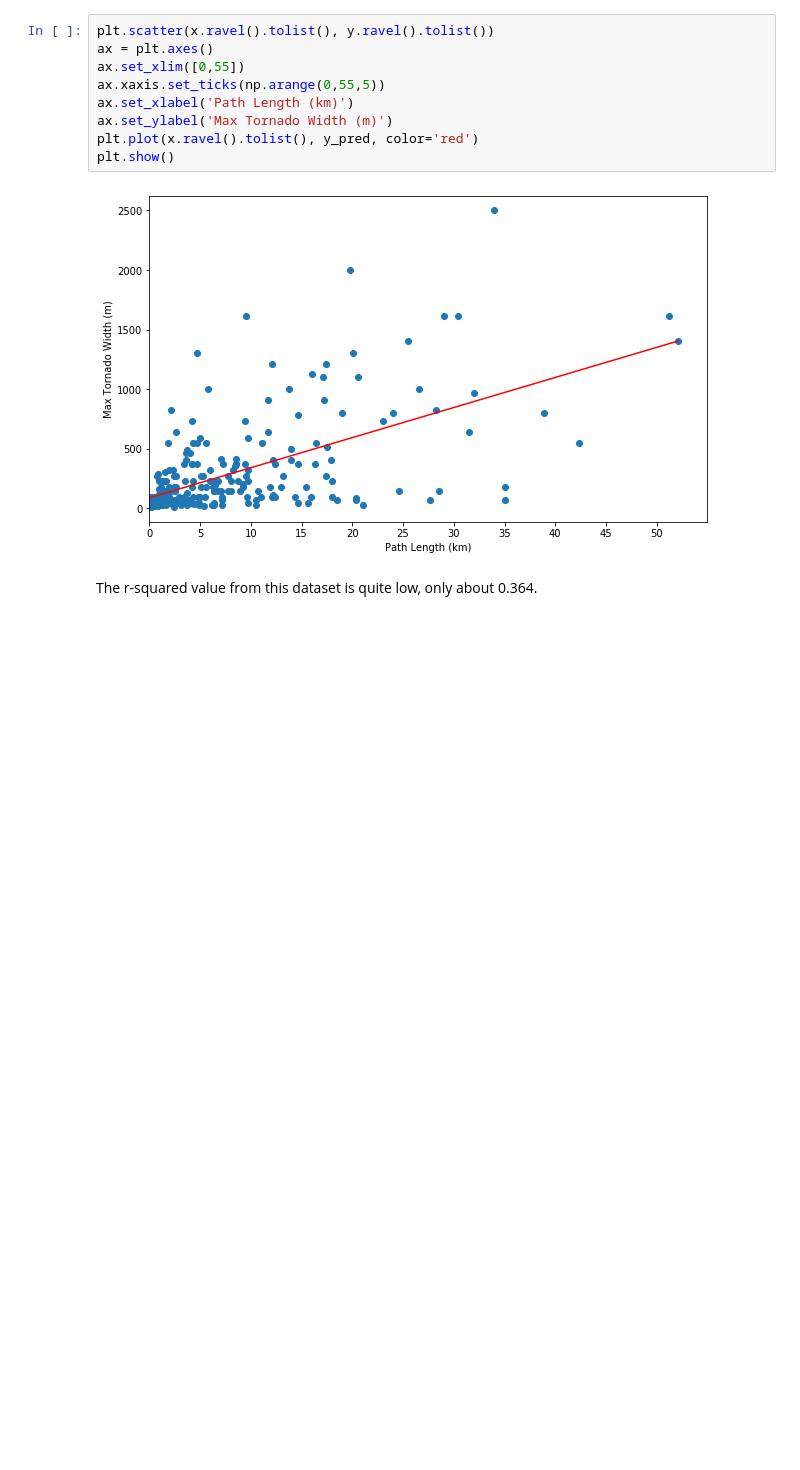
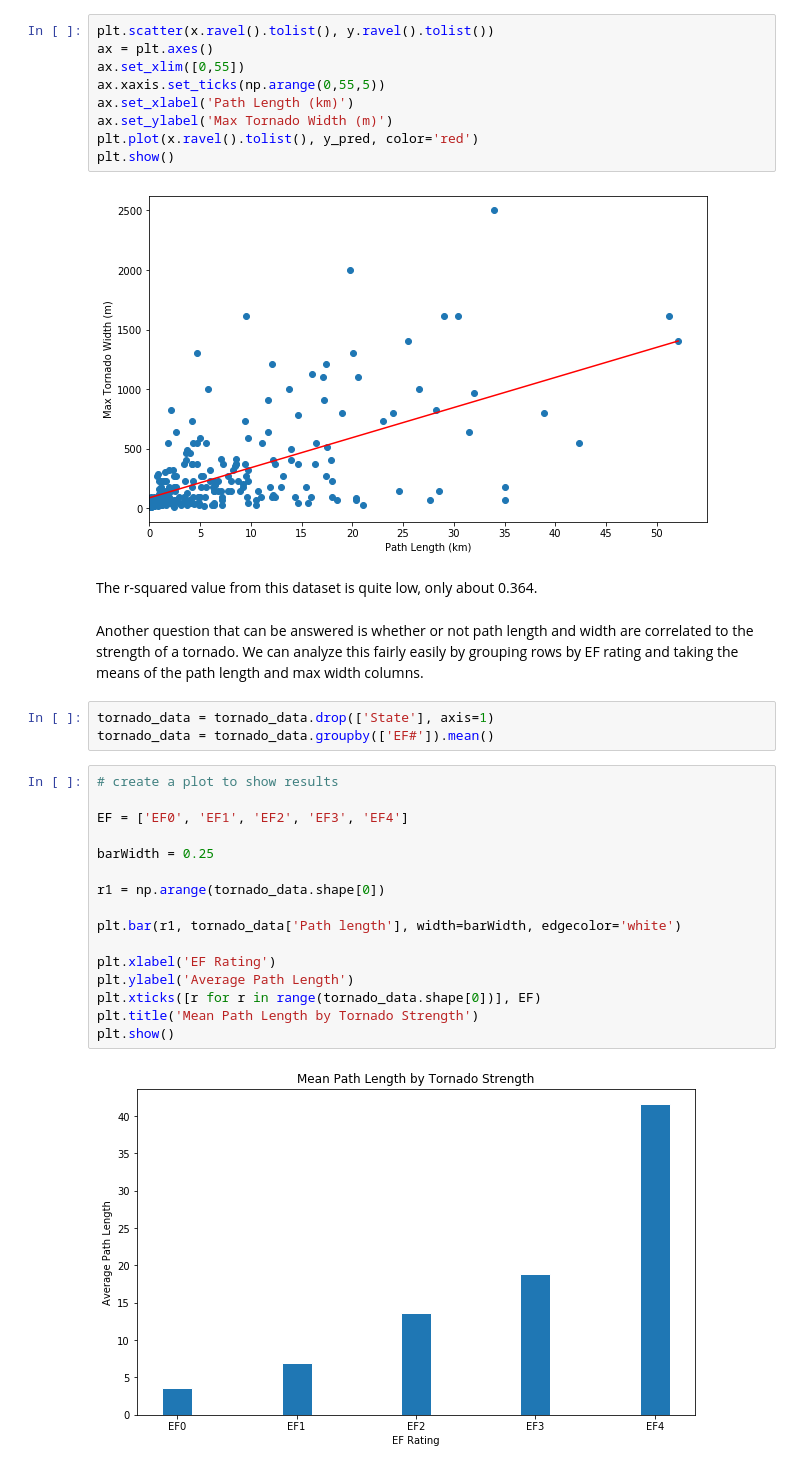
Before and after one commit to jameshonea/May-2019-Tornado-Outbreak, a Jupyter notebook: May_2019_Tornado_Outbreak.ipynb, the cells around one changed output. Drawn from its saved outputs; the diff is of its cells as text; blank space fills up the shorter version.

Commit message:
finishing up graphs

```diff
--- a/May_2019_Tornado_Outbreak.ipynb
+++ b/May_2019_Tornado_Outbreak.ipynb
@@ -227,3 +227,26 @@ plt.show()
 [figure]
 # %% [markdown]
 The r-squared value from this dataset is quite low, only about 0.364.
+# %% [markdown]
+Another question that can be answered is whether or not path length and width are correlated to the strength of a tornado. We can analyze this fairly easily by grouping rows by EF rating and taking the means of the path length and max width columns.
+# %%
+tornado_data = tornado_data.drop(['State'], axis=1)
+tornado_data = tornado_data.groupby(['EF#']).mean()
+# %%
+# create a plot to show results
+
+EF = ['EF0', 'EF1', 'EF2', 'EF3', 'EF4']
+
+barWidth = 0.25
+
+r1 = np.arange(tornado_data.shape[0])
+
+plt.bar(r1, tornado_data['Path length'], width=barWidth, edgecolor='white')
+
+plt.xlabel('EF Rating')
+plt.ylabel('Average Path Length')
+plt.xticks([r for r in range(tornado_data.shape[0])], EF)
+plt.title('Mean Path Length by Tornado Strength')
+plt.show()
+# %% [output]
+[figure, added]
```
Also changed, not shown: parts of 2 cells of this notebook.
